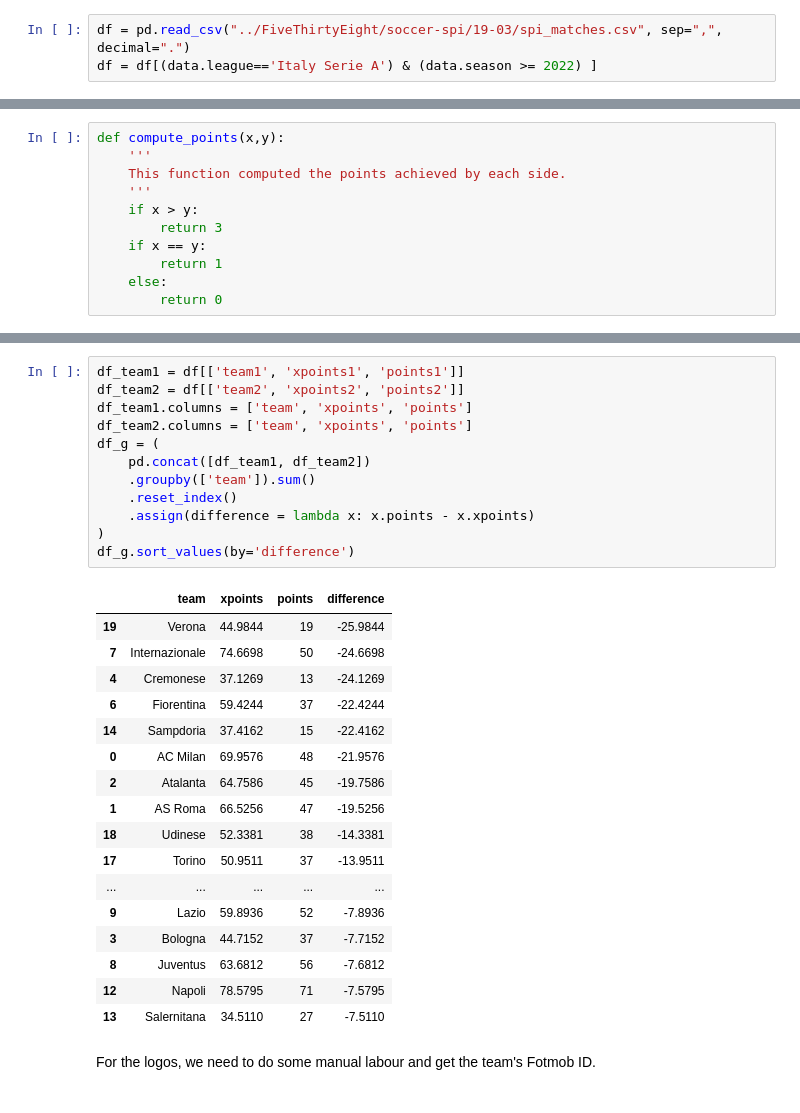
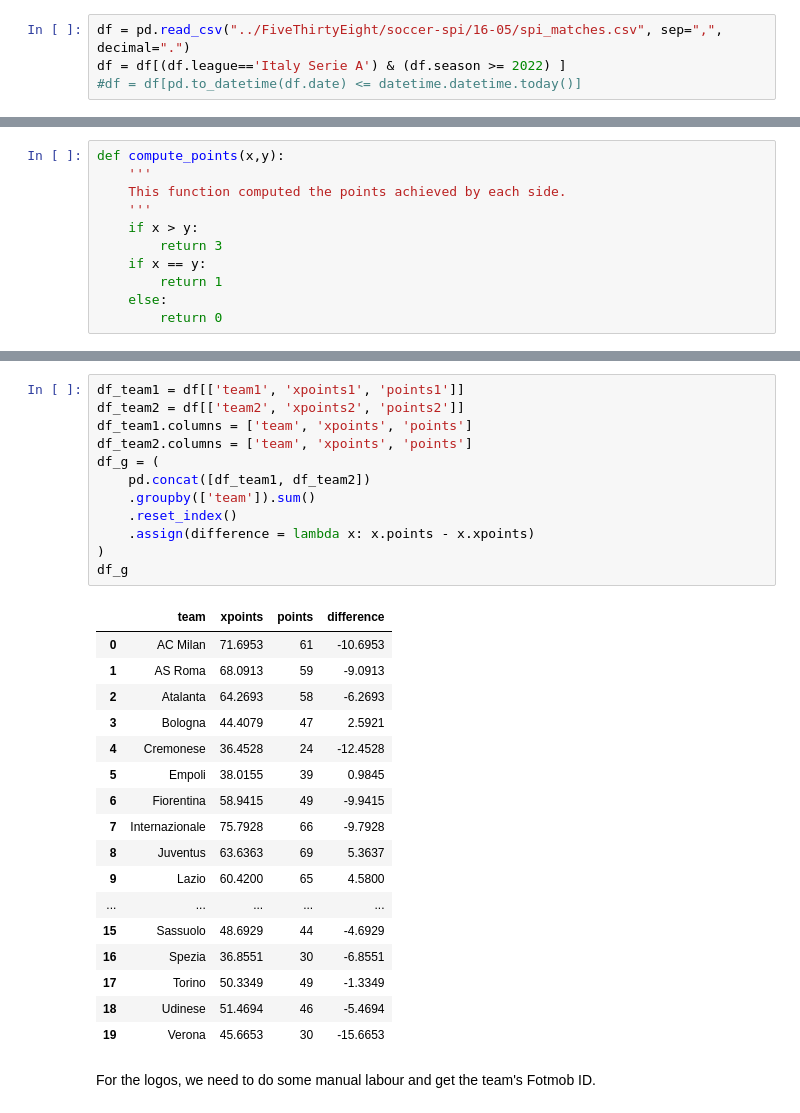
Before and after one commit to Weinsz/SciViz-SerieA-2022-23, a Jupyter notebook: Misc/PTS-xPTS.ipynb, the cells around one changed output, grey strips where cells are left out. Cells and saved outputs as stored; diff of their text form.

```diff
--- a/Misc/PTS-xPTS.ipynb
+++ b/Misc/PTS-xPTS.ipynb
@@ -35,8 +37,9 @@ plt.style.use("../Grafici/assets/stylesheets/soc_base.mplstyle")
 
 Here we read 538's predictions and compute the expected point tally of each side, using the pre-match probabilities assigned by 538.
 # %%
-df = pd.read_csv("../FiveThirtyEight/soccer-spi/19-03/spi_matches.csv", sep=",", decimal=".")
-df = df[(data.league=='Italy Serie A') & (data.season >= 2022) ]
+df = pd.read_csv("../FiveThirtyEight/soccer-spi/16-05/spi_matches.csv", sep=",", decimal=".")
+df = df[(df.league=='Italy Serie A') & (df.season >= 2022) ]
+#df = df[pd.to_datetime(df.date) <= datetime.datetime.today()]
 # %% [markdown]
 Custom function to compute points across teams.
 # %%
@@ -73,33 +76,33 @@ df
 # %%
 df_team1 = df[['team1', 'xpoints1', 'points1']]
 df_team2 = df[['team2', 'xpoints2', 'points2']]
 df_team1.columns = ['team', 'xpoints', 'points']
 df_team2.columns = ['team', 'xpoints', 'points']
 df_g = (
     pd.concat([df_team1, df_team2])
     .groupby(['team']).sum()
     .reset_index()
     .assign(difference = lambda x: x.points - x.xpoints)
 )
-df_g.sort_values(by='difference')
+df_g
 # %% [output]
 |  | team | xpoints | points | difference |
-| 19 | Verona | 44.9844 | 19 | -25.9844 |
-| 7 | Internazionale | 74.6698 | 50 | -24.6698 |
-| 4 | Cremonese | 37.1269 | 13 | -24.1269 |
-| 6 | Fiorentina | 59.4244 | 37 | -22.4244 |
-| 14 | Sampdoria | 37.4162 | 15 | -22.4162 |
-| 0 | AC Milan | 69.9576 | 48 | -21.9576 |
-| 2 | Atalanta | 64.7586 | 45 | -19.7586 |
-| 1 | AS Roma | 66.5256 | 47 | -19.5256 |
-| 18 | Udinese | 52.3381 | 38 | -14.3381 |
-| 17 | Torino | 50.9511 | 37 | -13.9511 |
+| 0 | AC Milan | 71.6953 | 61 | -10.6953 |
+| 1 | AS Roma | 68.0913 | 59 | -9.0913 |
+| 2 | Atalanta | 64.2693 | 58 | -6.2693 |
+| 3 | Bologna | 44.4079 | 47 | 2.5921 |
+| 4 | Cremonese | 36.4528 | 24 | -12.4528 |
+| 5 | Empoli | 38.0155 | 39 | 0.9845 |
+| 6 | Fiorentina | 58.9415 | 49 | -9.9415 |
+| 7 | Internazionale | 75.7928 | 66 | -9.7928 |
+| 8 | Juventus | 63.6363 | 69 | 5.3637 |
+| 9 | Lazio | 60.4200 | 65 | 4.5800 |
 | ... | ... | ... | ... | ... |
-| 9 | Lazio | 59.8936 | 52 | -7.8936 |
-| 3 | Bologna | 44.7152 | 37 | -7.7152 |
-| 8 | Juventus | 63.6812 | 56 | -7.6812 |
-| 12 | Napoli | 78.5795 | 71 | -7.5795 |
-| 13 | Salernitana | 34.5110 | 27 | -7.5110 |
+| 15 | Sassuolo | 48.6929 | 44 | -4.6929 |
+| 16 | Spezia | 36.8551 | 30 | -6.8551 |
+| 17 | Torino | 50.3349 | 49 | -1.3349 |
+| 18 | Udinese | 51.4694 | 46 | -5.4694 |
+| 19 | Verona | 45.6653 | 30 | -15.6653 |
 # %% [markdown]
 For the logos, we need to do some manual labour and get the team's Fotmob ID.
 # %%
```
Also changed, not shown: parts of 11 cells of this notebook, 4 other files.
